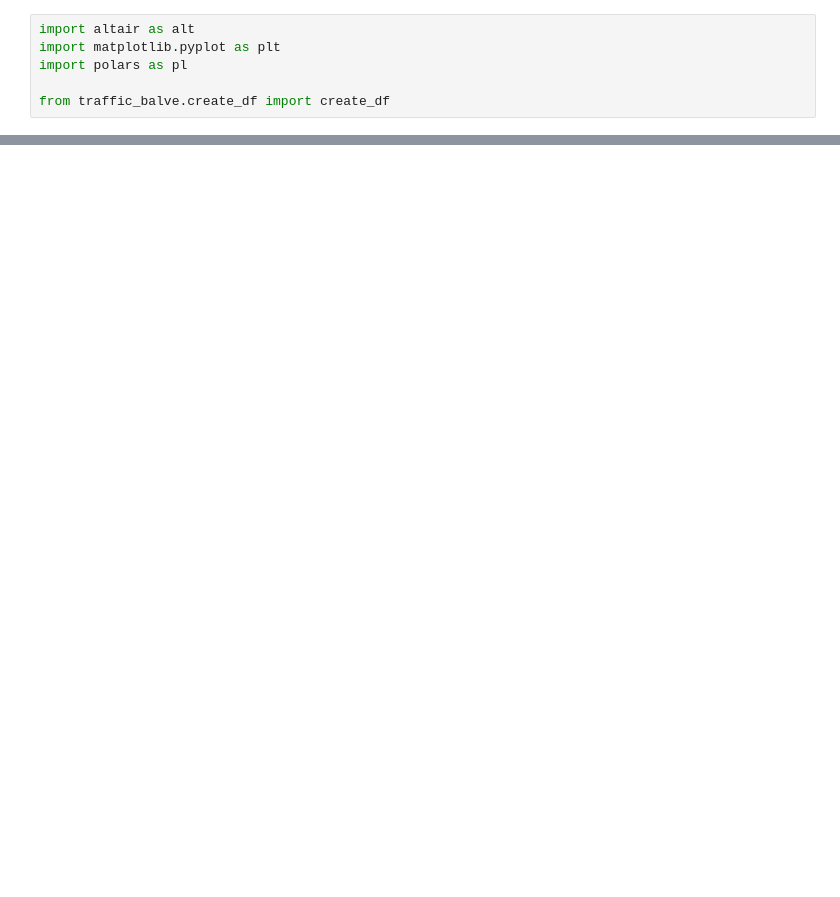
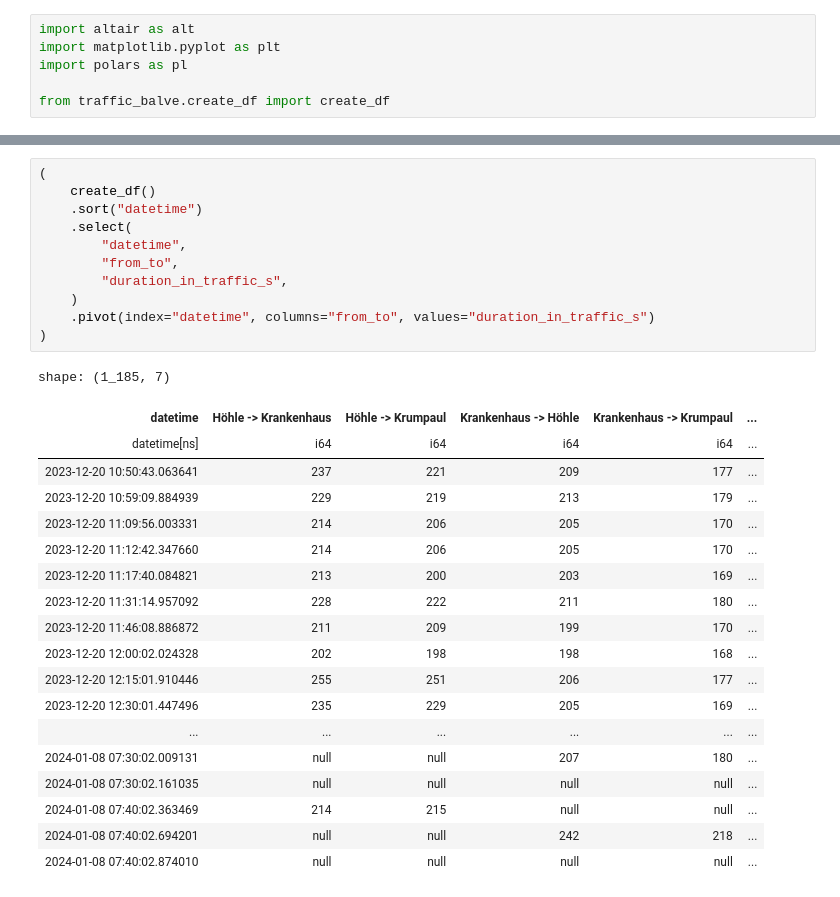
Before and after one commit to thomascamminady/traffic-balve, a Jupyter notebook: notebooks/main.ipynb, the cells around one changed output, grey strips where cells are left out. Cells and saved outputs as stored; diff of their text form; blank space fills up the shorter version.

```diff
--- a/notebooks/main.ipynb
+++ b/notebooks/main.ipynb
@@ -139,0 +161,31 @@ axs[2].set(
+# %%
+(
+    create_df()
+    .sort("datetime")
+    .select(
+        "datetime",
+        "from_to",
+        "duration_in_traffic_s",
+    )
+    .pivot(index="datetime", columns="from_to", values="duration_in_traffic_s")
+)
+# %% [output]
+shape: (1_185, 7)
+| datetime | Höhle -> Krankenhaus | Höhle -> Krumpaul | Krankenhaus -> Höhle | Krankenhaus -> Krumpaul | ... |
+| datetime[ns] | i64 | i64 | i64 | i64 | ... |
+| 2023-12-20 10:50:43.063641 | 237 | 221 | 209 | 177 | ... |
+| 2023-12-20 10:59:09.884939 | 229 | 219 | 213 | 179 | ... |
+| 2023-12-20 11:09:56.003331 | 214 | 206 | 205 | 170 | ... |
+| 2023-12-20 11:12:42.347660 | 214 | 206 | 205 | 170 | ... |
+| 2023-12-20 11:17:40.084821 | 213 | 200 | 203 | 169 | ... |
+| 2023-12-20 11:31:14.957092 | 228 | 222 | 211 | 180 | ... |
+| 2023-12-20 11:46:08.886872 | 211 | 209 | 199 | 170 | ... |
+| 2023-12-20 12:00:02.024328 | 202 | 198 | 198 | 168 | ... |
+| 2023-12-20 12:15:01.910446 | 255 | 251 | 206 | 177 | ... |
+| 2023-12-20 12:30:01.447496 | 235 | 229 | 205 | 169 | ... |
+| ... | ... | ... | ... | ... | ... |
+| 2024-01-08 07:30:02.009131 | null | null | 207 | 180 | ... |
+| 2024-01-08 07:30:02.161035 | null | null | null | null | ... |
+| 2024-01-08 07:40:02.363469 | 214 | 215 | null | null | ... |
+| 2024-01-08 07:40:02.694201 | null | null | 242 | 218 | ... |
+| 2024-01-08 07:40:02.874010 | null | null | null | null | ... |
```
Also changed, not shown: parts of 3 cells of this notebook.
